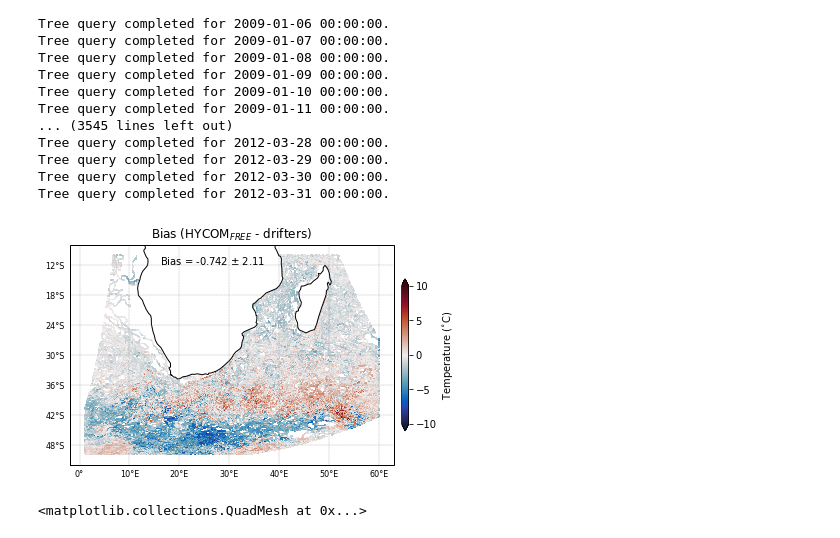
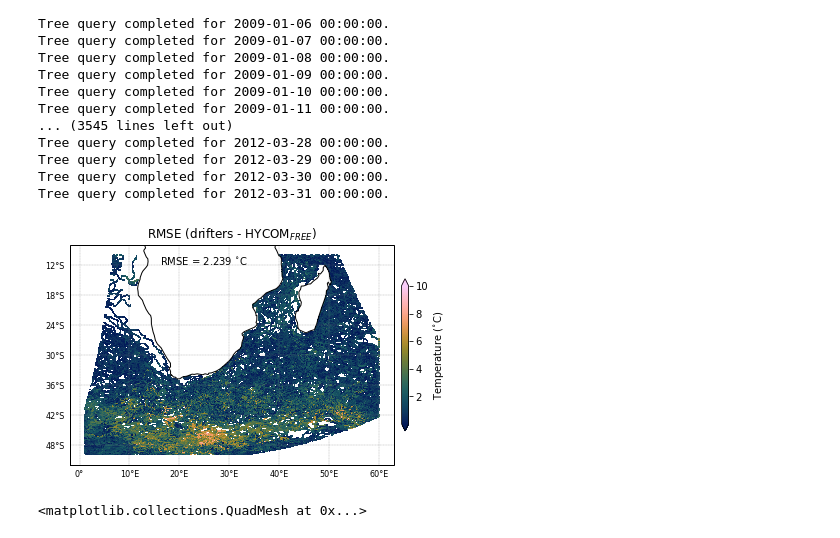
Before and after one commit to HarryLuyt/paper1_scripts, a Jupyter notebook: Scripts/HYCOM_Drifter_SST_comparison.ipynb, the cells around one changed output. Drawn from its saved outputs; the diff is of its cells as text; code cells hidden in the pictures.

Commit message:
Create function to plot RMSE

```diff
--- a/Scripts/HYCOM_Drifter_SST_comparison.ipynb
+++ b/Scripts/HYCOM_Drifter_SST_comparison.ipynb
@@ -293,7 +315,7 @@ def plotRMSE():
 # %%
-plotBias(free_drifters, 'FREE')
+plotRMSE(free_drifters, 'FREE')
 # %% [output]
-[figure, old version]
+[figure, new version]
 # %%
 free_drifters['diff'].mean(dim='time').plot()
 # plt.plot(free_drifters['diff'].mean(dim='time'))
```
Also changed, not shown: parts of 1 cell of this notebook.
